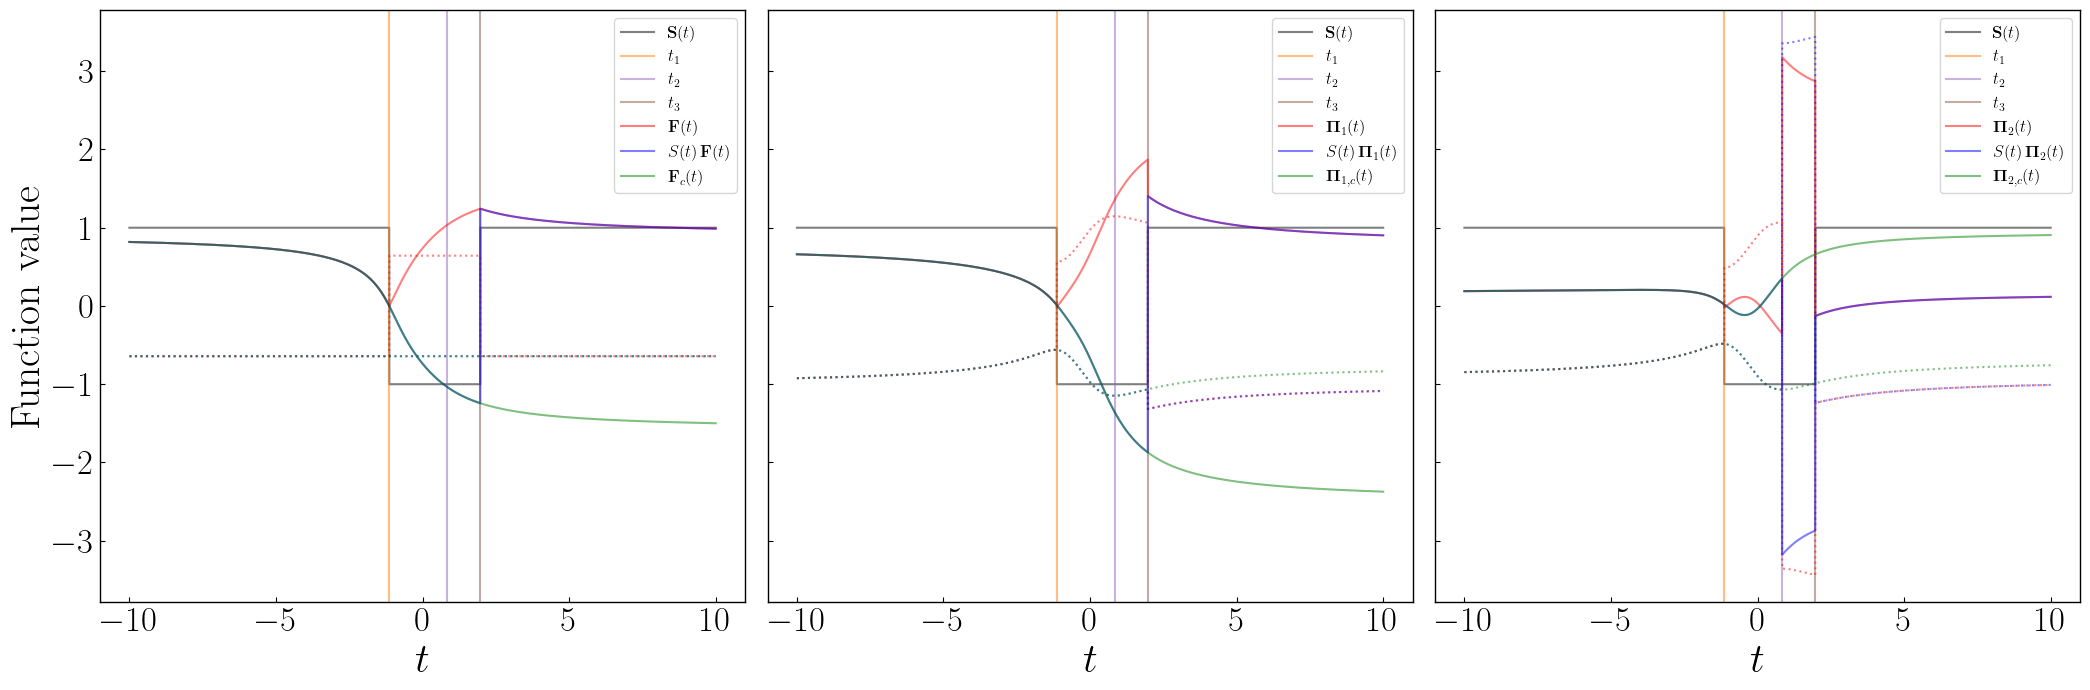
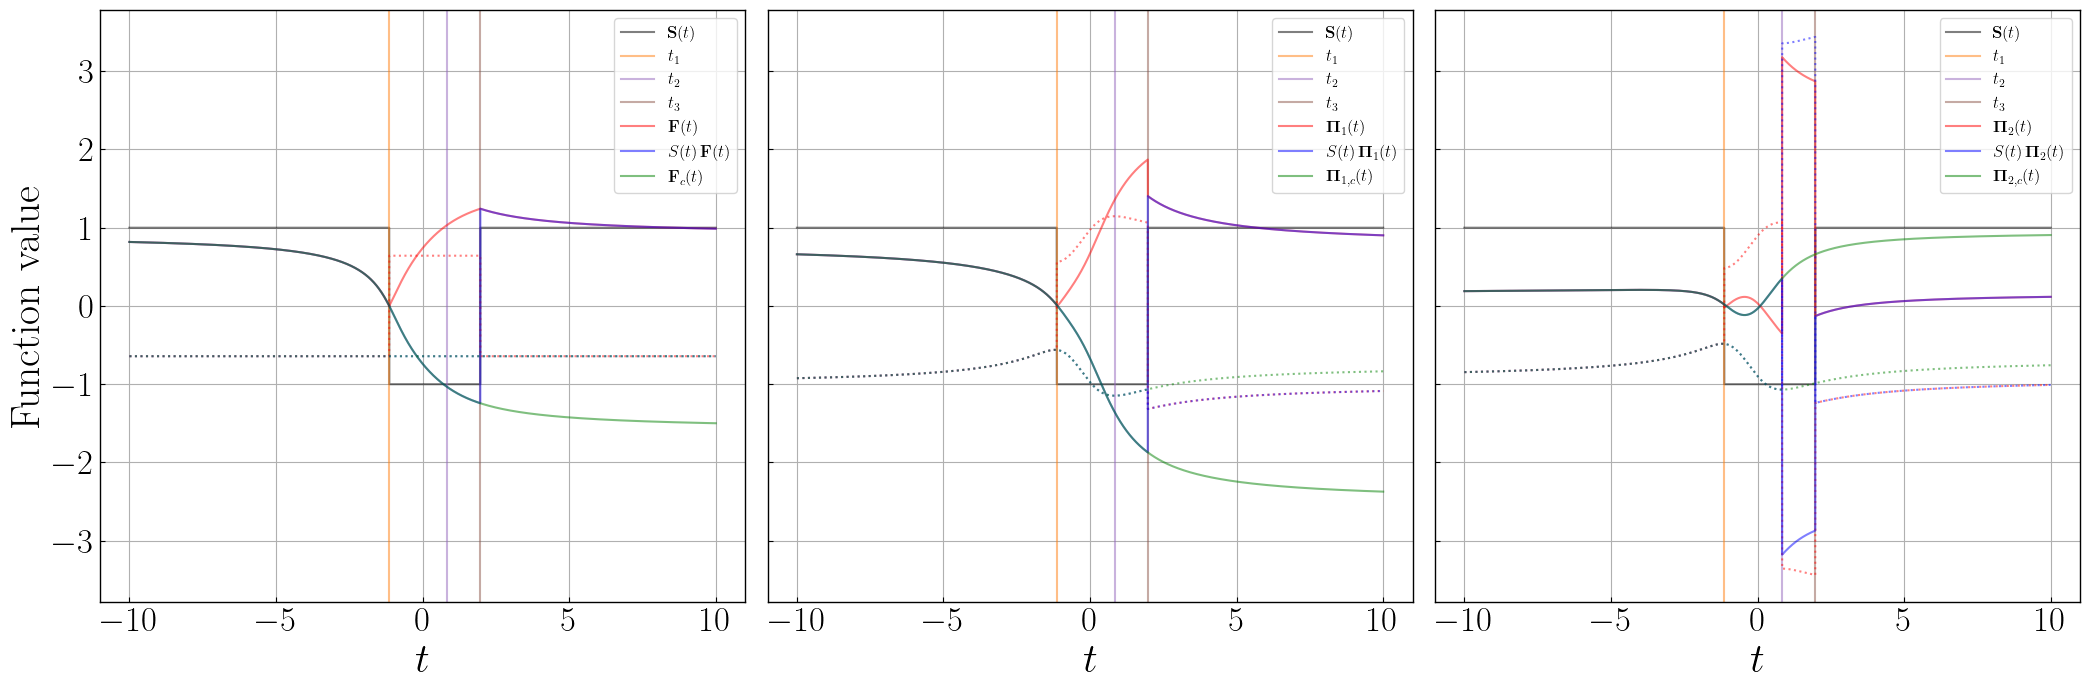
The notebook cell's code change between the first figure and the second:
--- before
+++ after
@@ -41,5 +41,8 @@
 ax[0].set_ylabel(r'$\mathrm{Function\ value}$')
 
+ax[0].grid()
+ax[1].grid()
+ax[2].grid()
+plt.tight_layout()
 plt.savefig("Continunity_Conditions.png")
-plt.tight_layout()
 plt.show()

Commit: Add files via upload